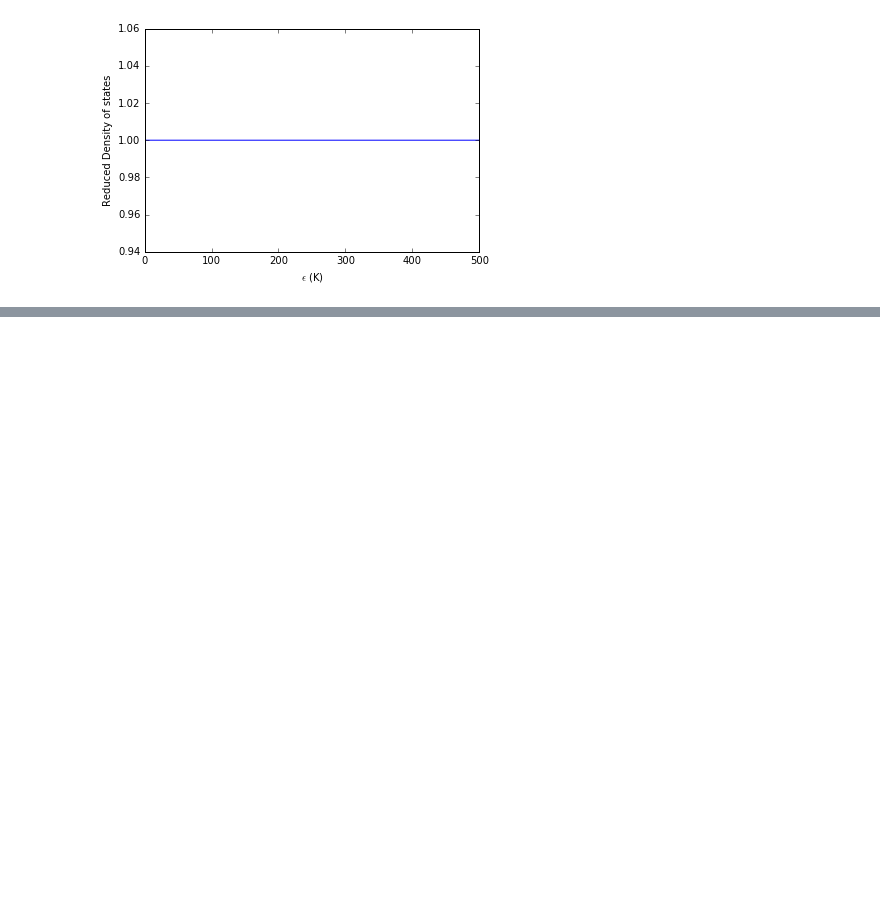
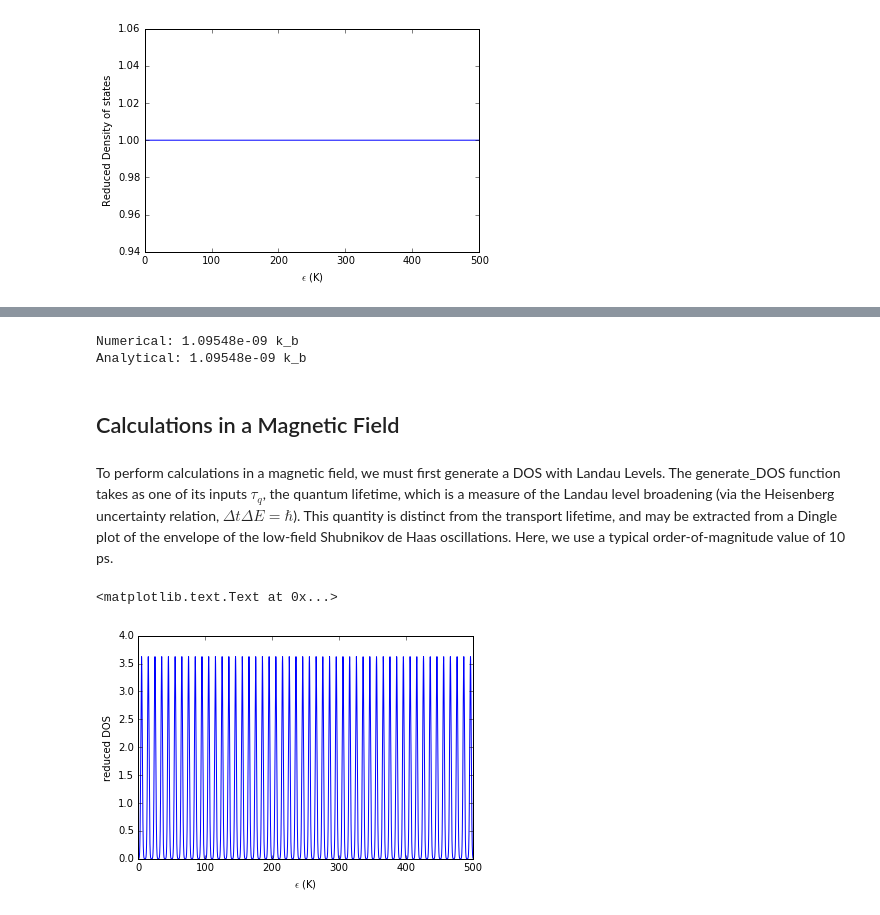
Before and after one commit to ben741/non-interacting-2DEG, a Jupyter notebook: demo.ipynb, the cells around one changed output, grey strips where cells are left out. Drawn from its saved outputs; the diff is of its cells as text; code cells hidden in the pictures; blank space fills up the shorter version.

Commit message:
Fix units of C; work on demo.ipynb; C calculation is buggy.
Calculation of C doesn't work at all for non-trivial density of states.

```diff
--- a/demo.ipynb
+++ b/demo.ipynb
@@ -44,0 +98,21 @@ We can calculate the chemical potential, $mu$, as a function of temperature. We
+# %%
+C = k_b * specific_heat(eps, dens, 1)
+print 'Numerical: %.5e k_b'%C
+print "Analytical: %.5e k_b"%(pi * m_star * k_b **2 / (3 * hbar **2))
+# %% [output]
+Numerical: 1.09548e-09 k_b
+Analytical: 1.09548e-09 k_b
+# %% [markdown]
+## Calculations in a Magnetic Field
+# %% [markdown]
+To perform calculations in a magnetic field, we must first generate a DOS with Landau Levels. The generate_DOS function takes as one of its inputs $\tau_q$, the quantum lifetime, which is a measure of the Landau level broadening (via the Heisenberg uncertainty relation, $\Delta t \Delta E = \hbar$). This quantity is distinct from the transport lifetime, and may be extracted from a Dingle plot of the envelope of the low-field Shubnikov de Haas oscillations. Here, we use a typical order-of-magnitude value of 10 ps.
+# %%
+B = 0.5
+tau_q = 10e-12
+dens_B = generate_DOS(eps, B, tau_q)
+plt.plot (eps, dens_B)
+plt.xlabel (r'$\epsilon$ (K)')
+plt.ylabel ('reduced DOS')
+# %% [output]
+<matplotlib.text.Text at 0x...>
+[figure, added]
```
Also changed, not shown: parts of 17 cells of this notebook, 1 other file.
